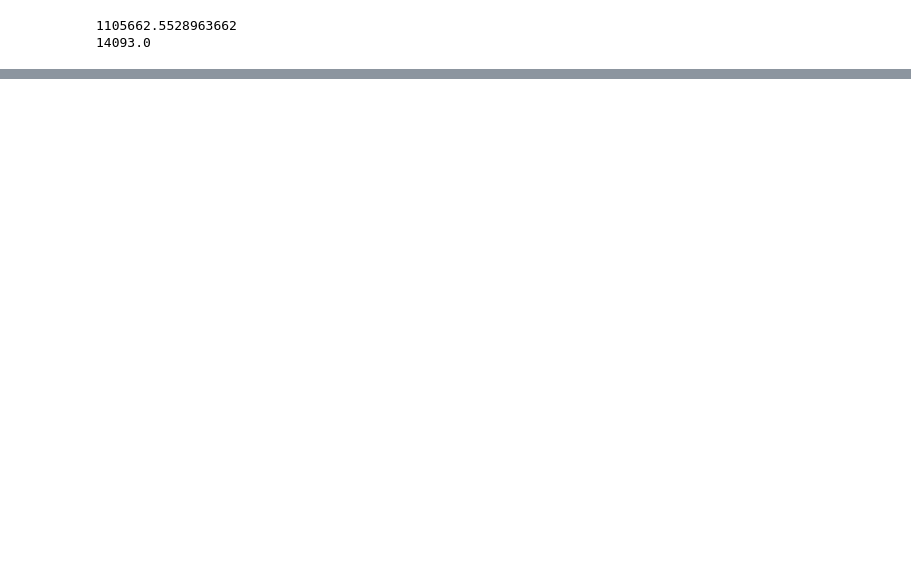
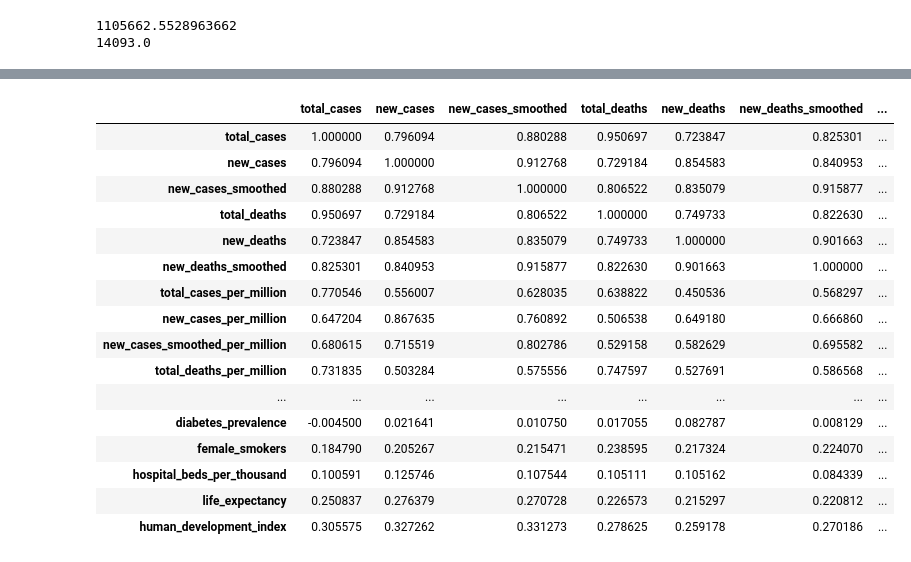
Before and after one commit to lluk4z/IF697-CienciaDeDados, a Jupyter notebook: Projeto01.ipynb, the cells around one changed output, grey strips where cells are left out. Drawn from its saved outputs; the diff is of its cells as text; code cells hidden in the pictures; blank space fills up the shorter version.

```diff
--- a/Projeto01.ipynb
+++ b/Projeto01.ipynb
@@ -767 +794,5 @@ df = df.dropna(thresh=0.7*len(df), axis=1)
+# %%
+df_remove =  df_2[(df_2.continent=="Asia") | (df_2.continent=="Europe") | (df_2.continent=="North America") | (df_2.continent=="South America") | (df_2.continent=="Africa") | (df_2.continent=="Oceania")]
+# %%
+df_2 = df_remove
 # %%
@@ -799,3 +832,5 @@ print(df['total_cases'].median())
 # %% [output]
 1105662.5528963662
 14093.0
+# %%
+df_2['total_cases'].fillna(df_2['total_cases'].mean(), inplace=True)
@@ -801,0 +865,20 @@ print(df['total_cases'].median())
+# %%
+df_2.corr(method='spearman')
+# %% [output]
+|  | total_cases | new_cases | new_cases_smoothed | total_deaths | new_deaths | new_deaths_smoothed | ... |
+| total_cases | 1.000000 | 0.796094 | 0.880288 | 0.950697 | 0.723847 | 0.825301 | ... |
+| new_cases | 0.796094 | 1.000000 | 0.912768 | 0.729184 | 0.854583 | 0.840953 | ... |
+| new_cases_smoothed | 0.880288 | 0.912768 | 1.000000 | 0.806522 | 0.835079 | 0.915877 | ... |
+| total_deaths | 0.950697 | 0.729184 | 0.806522 | 1.000000 | 0.749733 | 0.822630 | ... |
+| new_deaths | 0.723847 | 0.854583 | 0.835079 | 0.749733 | 1.000000 | 0.901663 | ... |
+| new_deaths_smoothed | 0.825301 | 0.840953 | 0.915877 | 0.822630 | 0.901663 | 1.000000 | ... |
+| total_cases_per_million | 0.770546 | 0.556007 | 0.628035 | 0.638822 | 0.450536 | 0.568297 | ... |
+| new_cases_per_million | 0.647204 | 0.867635 | 0.760892 | 0.506538 | 0.649180 | 0.666860 | ... |
+| new_cases_smoothed_per_million | 0.680615 | 0.715519 | 0.802786 | 0.529158 | 0.582629 | 0.695582 | ... |
+| total_deaths_per_million | 0.731835 | 0.503284 | 0.575556 | 0.747597 | 0.527691 | 0.586568 | ... |
+| ... | ... | ... | ... | ... | ... | ... | ... |
+| diabetes_prevalence | -0.004500 | 0.021641 | 0.010750 | 0.017055 | 0.082787 | 0.008129 | ... |
+| female_smokers | 0.184790 | 0.205267 | 0.215471 | 0.238595 | 0.217324 | 0.224070 | ... |
+| hospital_beds_per_thousand | 0.100591 | 0.125746 | 0.107544 | 0.105111 | 0.105162 | 0.084339 | ... |
+| life_expectancy | 0.250837 | 0.276379 | 0.270728 | 0.226573 | 0.215297 | 0.220812 | ... |
+| human_development_index | 0.305575 | 0.327262 | 0.331273 | 0.278625 | 0.259178 | 0.270186 | ... |
```
Also changed, not shown: parts of 29 cells of this notebook.
